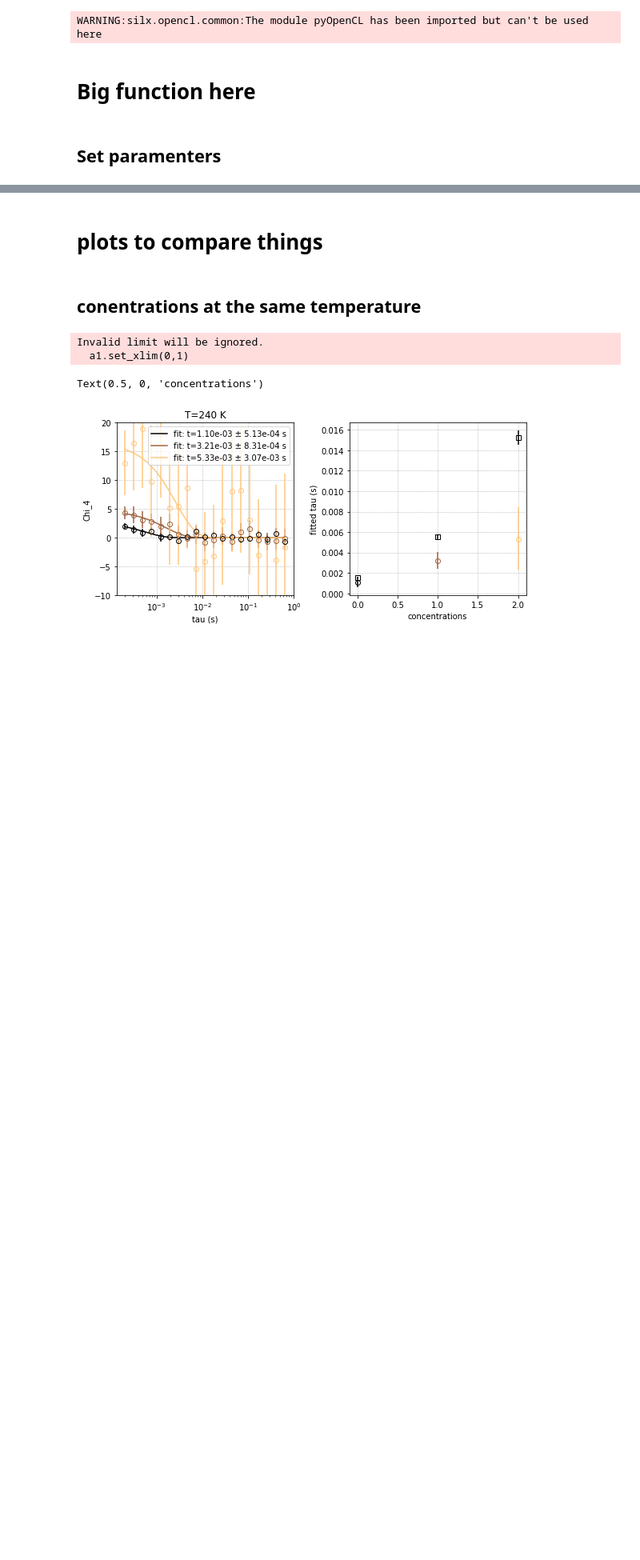
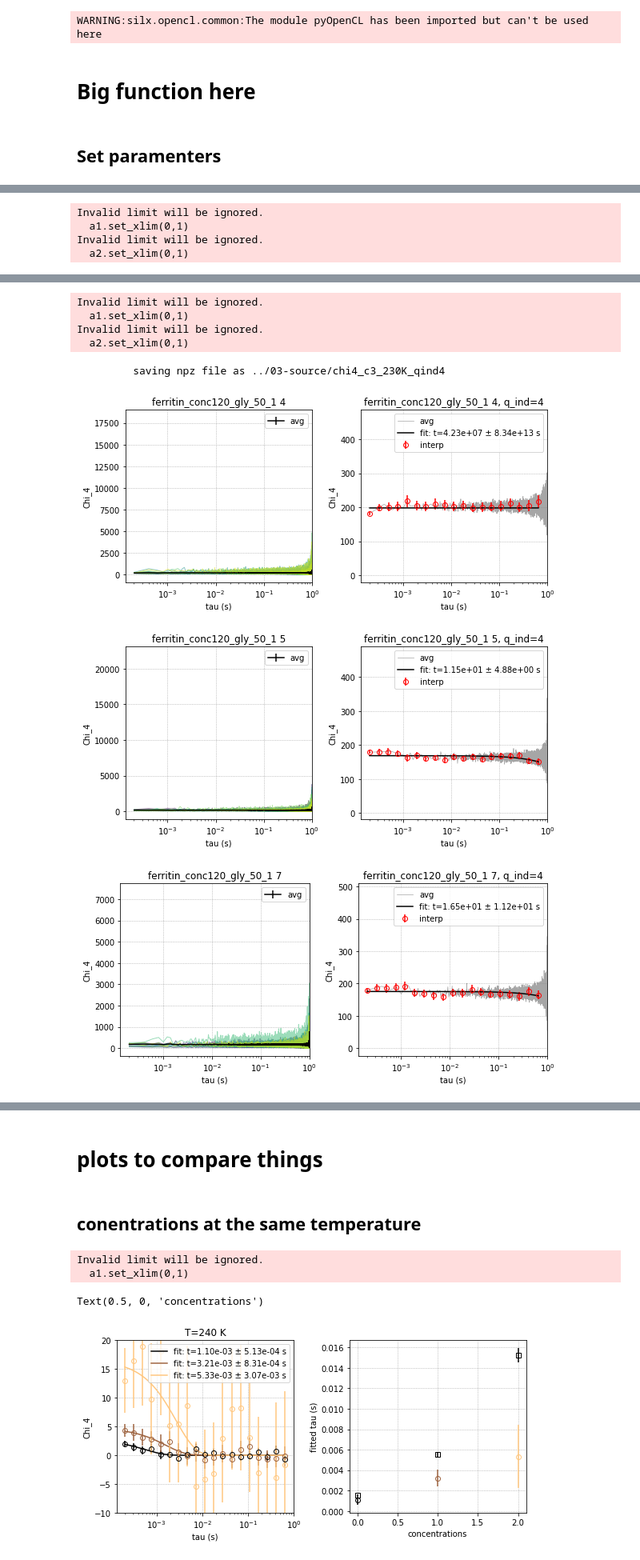
Before and after one commit to maddalenabin/id10-ferritin-2022, a Jupyter notebook: 01-notebooks/07-chi4-automatic.ipynb, the cells around one changed output, grey strips where cells are left out. Shown at 80% size. Cells and saved outputs as stored; diff of their text form; code cells hidden in the pictures; blank space fills up the shorter version.

```diff
--- a/01-notebooks/07-chi4-automatic.ipynb
+++ b/01-notebooks/07-chi4-automatic.ipynb
@@ -148,6 +148,9 @@ def chi4_do_everything(runnames, datasetnumbers, T, c, q_index=2, save=True):
         # chi4s1 = []
         chi4s2 = []
         time = d.get_item(ind_xpcs[0])['twotime_xy'][1:-1]
+        qv = d.get_item(ind_xpcs[0])['qv']
+        qpar = d.get_item(ind_xpcs[0])['twotime_par']
+        print("qv: ", qv, qpar, qv[qpar])
 
         for i,ind in tqdm(enumerate(ind_xpcs[:]), desc='index', leave=False, total=len(ind_xpcs)):
             chi4s2.append(var_norm(list(d.get_item(ind)['twotime_corf'].values())[q_index]))
@@ -240,4 +245,4 @@ T = [250,240,230,220,210]
 # %%
 if len(runnames) == len(datasetnumbers):
-    chi4_do_everything(runnames, datasetnumbers, T, c, q_index=5, save=True)
+    chi4_do_everything(runnames, datasetnumbers, T, c, q_index=4, save=True)
 # %% [output]
@@ -245,0 +297,4 @@ TypeError: 'module' object is not callable
+Invalid limit will be ignored.
+  a1.set_xlim(0,1)
+Invalid limit will be ignored.
+  a2.set_xlim(0,1)
@@ -245,0 +315,8 @@ TypeError: 'module' object is not callable
+Invalid limit will be ignored.
+  a1.set_xlim(0,1)
+Invalid limit will be ignored.
+  a2.set_xlim(0,1)
+         saving npz file as ../03-source/chi4_c3_230K_qind4
+[figure, added]
+[figure, added]
+[figure, added]
```
Also changed, not shown: parts of 8 cells of this notebook, 2 other files.
